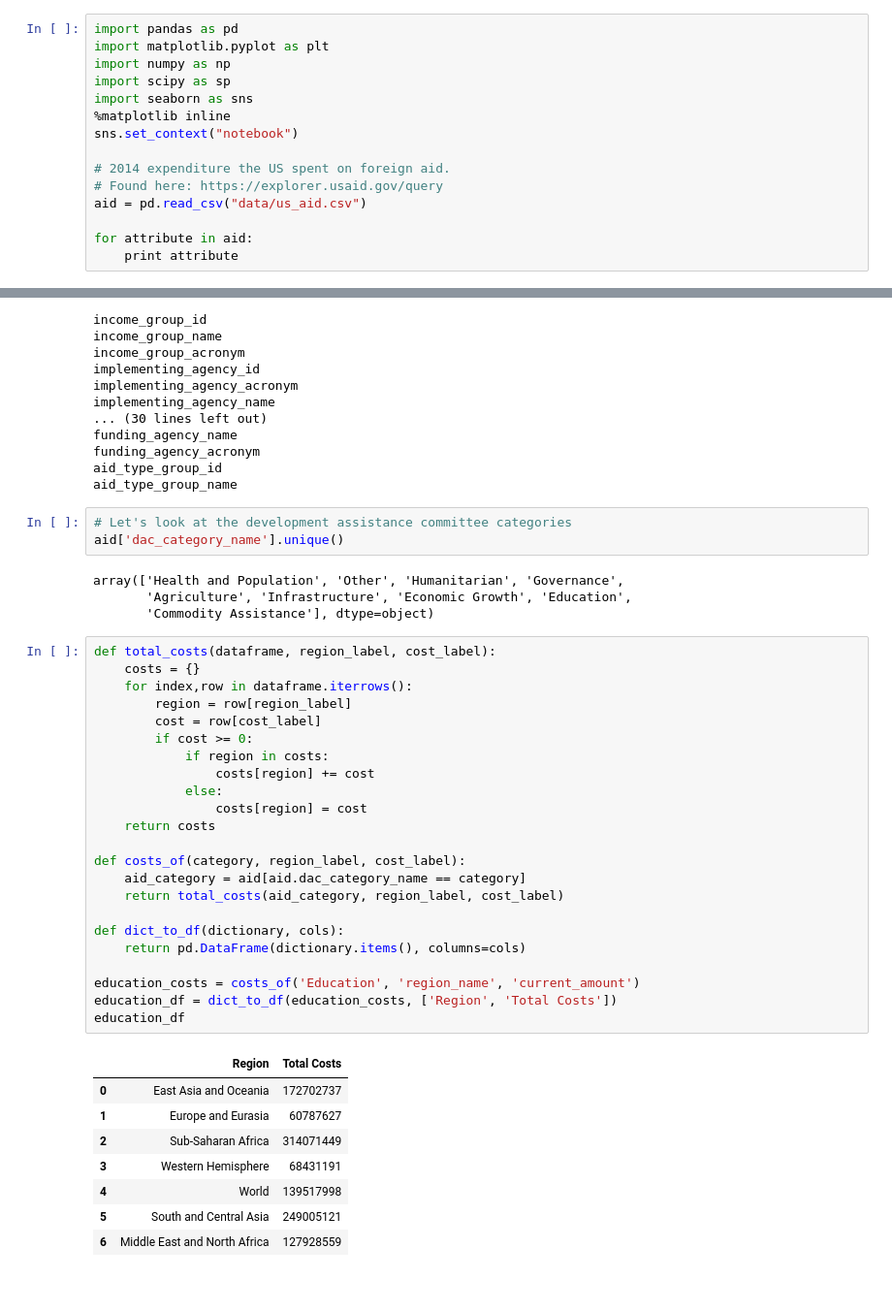
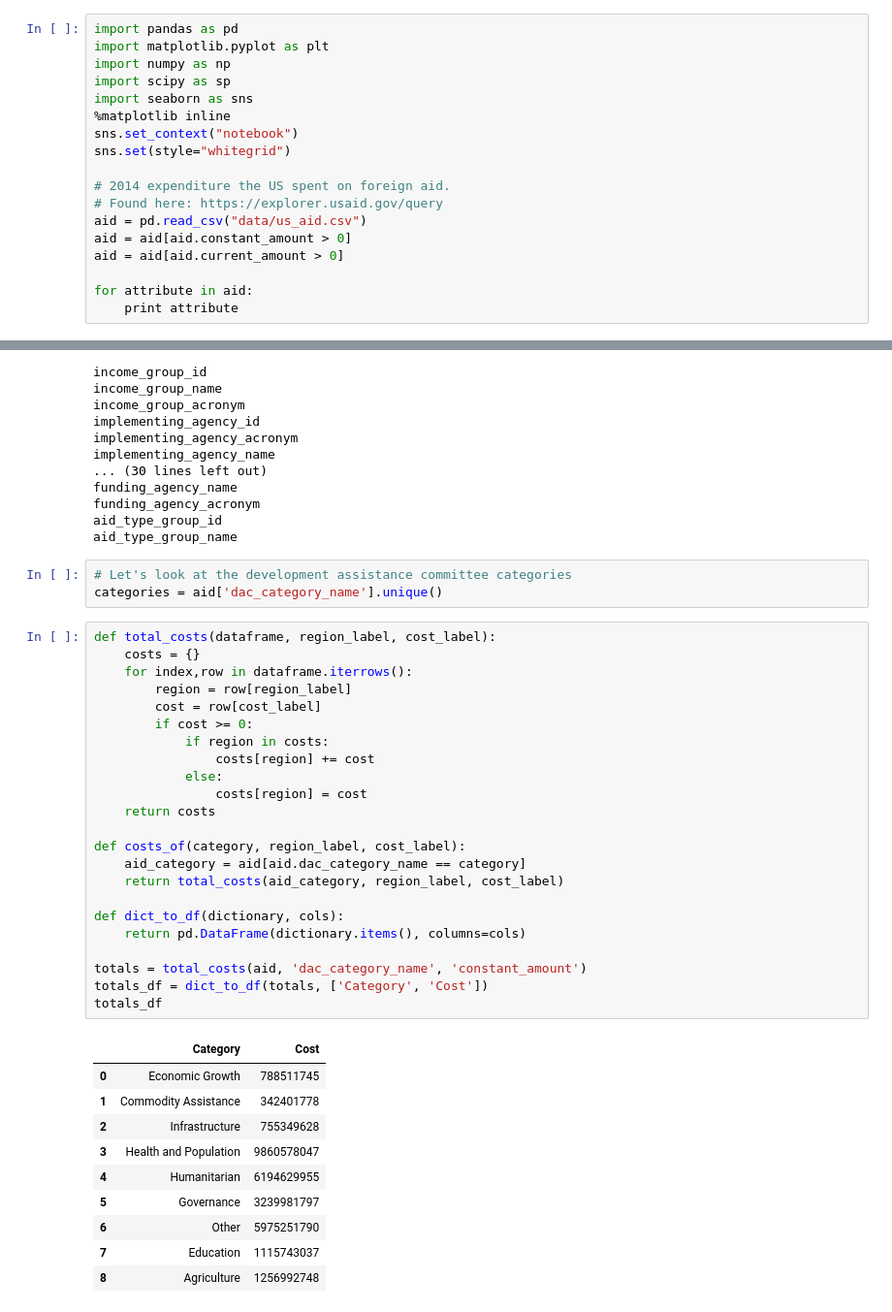
Before and after one commit to ds-proto/ds-proto.github.io, a Jupyter notebook: US_aid.ipynb, the cells around one changed output, grey strips where cells are left out. Shown at 97% size. Cells and saved outputs as stored; diff of their text form; blank space fills up the shorter version.

```diff
--- a/US_aid.ipynb
+++ b/US_aid.ipynb
@@ -6,10 +6,13 @@ import scipy as sp
 import seaborn as sns
 %matplotlib inline
 sns.set_context("notebook")
+sns.set(style="whitegrid")
 
 # 2014 expenditure the US spent on foreign aid.
 # Found here: https://explorer.usaid.gov/query
 aid = pd.read_csv("data/us_aid.csv")
+aid = aid[aid.constant_amount > 0]
+aid = aid[aid.current_amount > 0]
 
 for attribute in aid:
     print attribute
@@ -33,40 +36,38 @@ aid_type_group_id
 aid_type_group_name
 # %%
 # Let's look at the development assistance committee categories
-aid['dac_category_name'].unique()
+categories = aid['dac_category_name'].unique()
-# %% [output]
-array(['Health and Population', 'Other', 'Humanitarian', 'Governance',
-       'Agriculture', 'Infrastructure', 'Economic Growth', 'Education',
-       'Commodity Assistance'], dtype=object)
 # %%
 def total_costs(dataframe, region_label, cost_label):
     costs = {}
     for index,row in dataframe.iterrows():
         region = row[region_label]
         cost = row[cost_label]
         if cost >= 0:
             if region in costs:
                 costs[region] += cost
             else:
                 costs[region] = cost
     return costs
 
 def costs_of(category, region_label, cost_label):
     aid_category = aid[aid.dac_category_name == category]
     return total_costs(aid_category, region_label, cost_label)
 
 def dict_to_df(dictionary, cols):
     return pd.DataFrame(dictionary.items(), columns=cols)
 
-education_costs = costs_of('Education', 'region_name', 'current_amount')
-education_df = dict_to_df(education_costs, ['Region', 'Total Costs'])
-education_df
+totals = total_costs(aid, 'dac_category_name', 'constant_amount')
+totals_df = dict_to_df(totals, ['Category', 'Cost'])
+totals_df
 # %% [output]
-|  | Region | Total Costs |
-| 0 | East Asia and Oceania | 172702737 |
-| 1 | Europe and Eurasia | 60787627 |
-| 2 | Sub-Saharan Africa | 314071449 |
-| 3 | Western Hemisphere | 68431191 |
-| 4 | World | 139517998 |
-| 5 | South and Central Asia | 249005121 |
-| 6 | Middle East and North Africa | 127928559 |
+|  | Category | Cost |
+| 0 | Economic Growth | 788511745 |
+| 1 | Commodity Assistance | 342401778 |
+| 2 | Infrastructure | 755349628 |
+| 3 | Health and Population | 9860578047 |
+| 4 | Humanitarian | 6194629955 |
+| 5 | Governance | 3239981797 |
+| 6 | Other | 5975251790 |
+| 7 | Education | 1115743037 |
+| 8 | Agriculture | 1256992748 |
```
Also changed, not shown: parts of 19 cells of this notebook, 2 other files.
